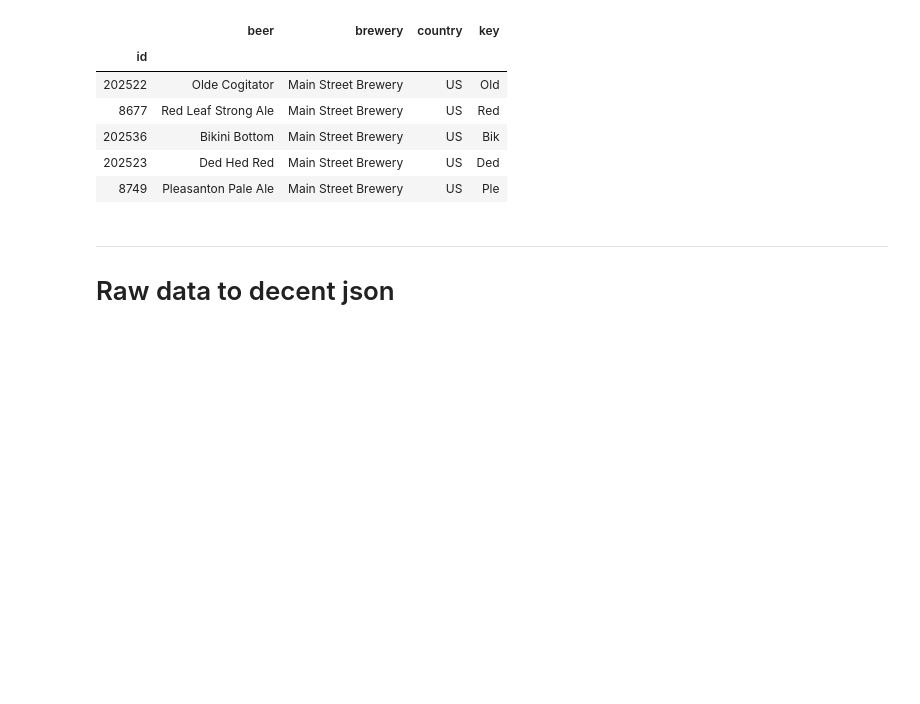
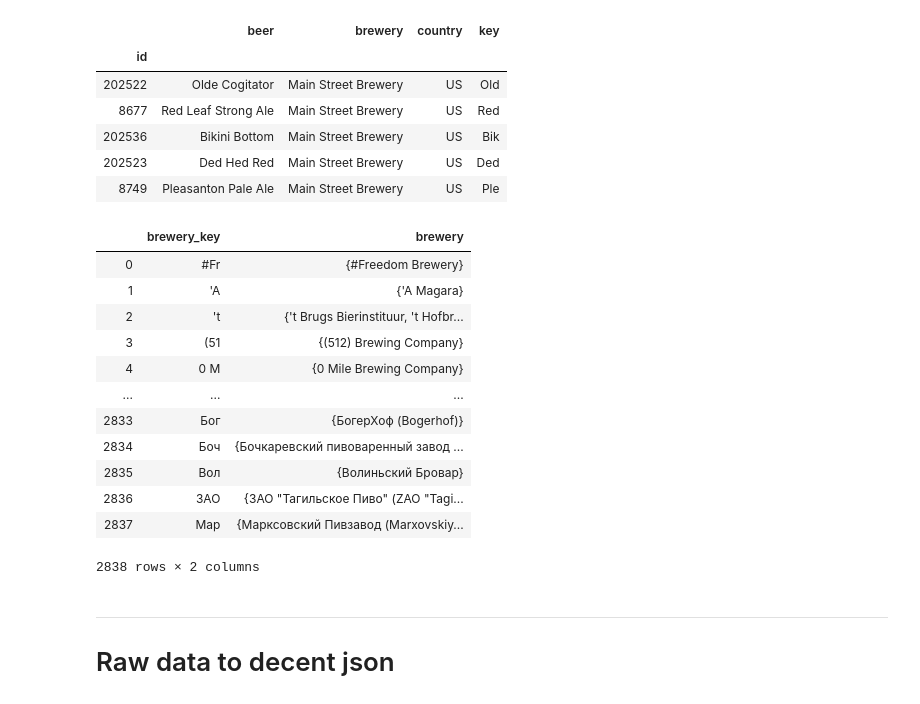
Before and after one commit to com-480-data-visualization/com-480-project-datasat, a Jupyter notebook: data_preprocessing/data_enhancement.ipynb, the cells around one changed output. Drawn from its saved outputs; the diff is of its cells as text; code cells hidden in the pictures; blank space fills up the shorter version.

```diff
--- a/data_preprocessing/data_enhancement.ipynb
+++ b/data_preprocessing/data_enhancement.ipynb
@@ -107,5 +107,5 @@ beer_and_breweries = beer_and_breweries.set_index("id")
 # %%
 search_df = beer_and_breweries[["beer","brewery","country"]].drop_duplicates()
 # %%
-search_df["key"] = search_df.apply(lambda x : x["beer"][:3], axis=1)
+search_df["beer_key"] = search_df.apply(lambda x : x["beer"][:3], axis=1)
 # %%
@@ -118,5 +118,3 @@ with open("searchKeys.json", "w") as output:
-# %%
-search_df = search_df.set_index("key")
 # %%
 search_df.head()
 # %% [output]
@@ -131,0 +130,2 @@ search_df.groupby("key").agg(set).reset_index().to_json("search_data.json", orie
+# %%
+search_df["brewery_key"] = search_df.apply(lambda x : x["brewery"][:3], axis=1)
@@ -132,3 +134,19 @@ search_df.groupby("key").agg(set).reset_index().to_json("search_data.json", orie
+# %%
+search_df.groupby("brewery_key").agg(set).reset_index()[["brewery_key", "brewery"]]
+# %% [output]
+|  | brewery_key | brewery |
+| 0 | #Fr | {#Freedom Brewery} |
+| 1 | 'A | {'A Magara} |
+| 2 | 't | {'t Brugs Bierinstituur, 't Hofbr... |
+| 3 | (51 | {(512) Brewing Company} |
+| 4 | 0 M | {0 Mile Brewing Company} |
+| ... | ... | ... |
+| 2833 | Бог | {БогерХоф (Bogerhof)} |
+| 2834 | Боч | {Бочкаревский пивоваренный завод ... |
+| 2835 | Вол | {Волиньский Бровар} |
+| 2836 | ЗАО | {ЗАО "Тагильское Пиво" (ZAO "Tagi... |
+| 2837 | Мар | {Марксовский Пивзавод (Marxovskiy... |
+2838 rows × 2 columns
 # %% [markdown]
 ---
 # Raw data to decent json
```
Also changed, not shown: parts of 4 cells of this notebook, 2 other files.
